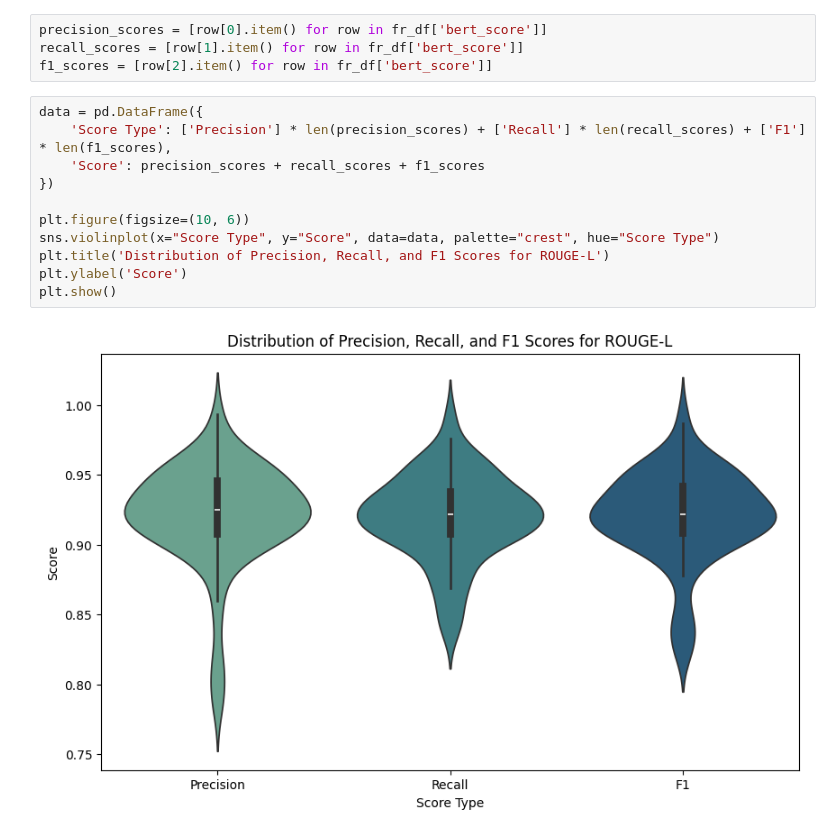
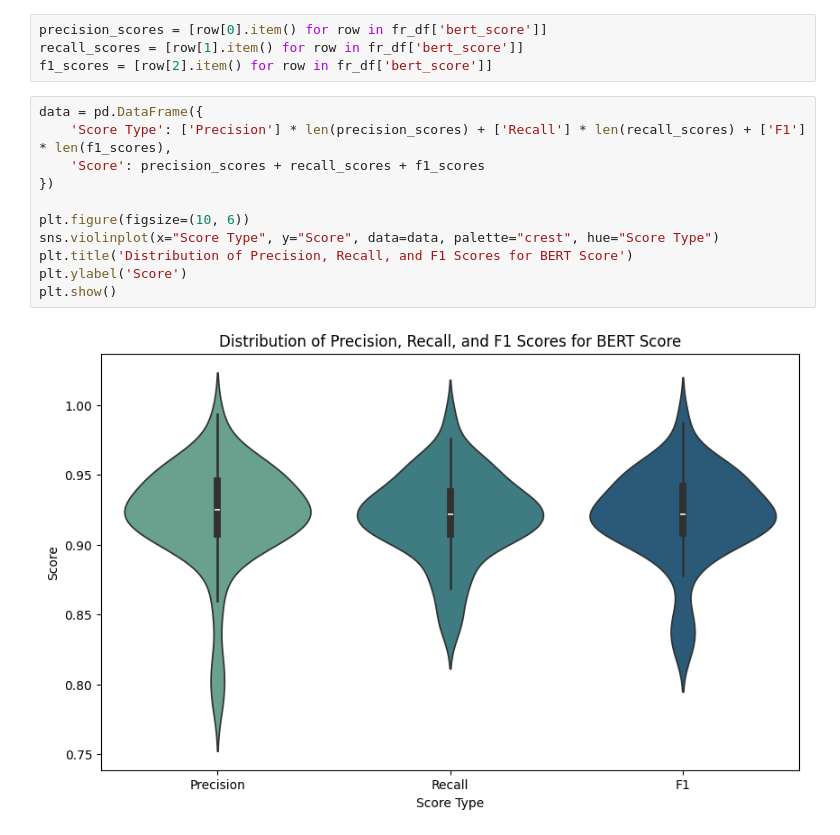
Before and after one commit to MDakshithagithub/Language_Translation_LLM, a Jupyter notebook: ML_Analysis_Shayan_Rasheed.ipynb, the cells around one changed output. Saved outputs shown, nothing was run; the diff lists cells and outputs as text.

```diff
--- a/ML_Analysis_Shayan_Rasheed.ipynb
+++ b/ML_Analysis_Shayan_Rasheed.ipynb
@@ -263,13 +295,13 @@ f1_scores = [row[2].item() for row in fr_df['bert_score']]
 # %%
 data = pd.DataFrame({
     'Score Type': ['Precision'] * len(precision_scores) + ['Recall'] * len(recall_scores) + ['F1'] * len(f1_scores),
     'Score': precision_scores + recall_scores + f1_scores
 })
 
 plt.figure(figsize=(10, 6))
 sns.violinplot(x="Score Type", y="Score", data=data, palette="crest", hue="Score Type")
-plt.title('Distribution of Precision, Recall, and F1 Scores for ROUGE-L')
+plt.title('Distribution of Precision, Recall, and F1 Scores for BERT Score')
 plt.ylabel('Score')
 plt.show()
 # %% [output]
-[figure, old version]
+[figure, new version]
```
Also changed, not shown: parts of 10 cells of this notebook.
